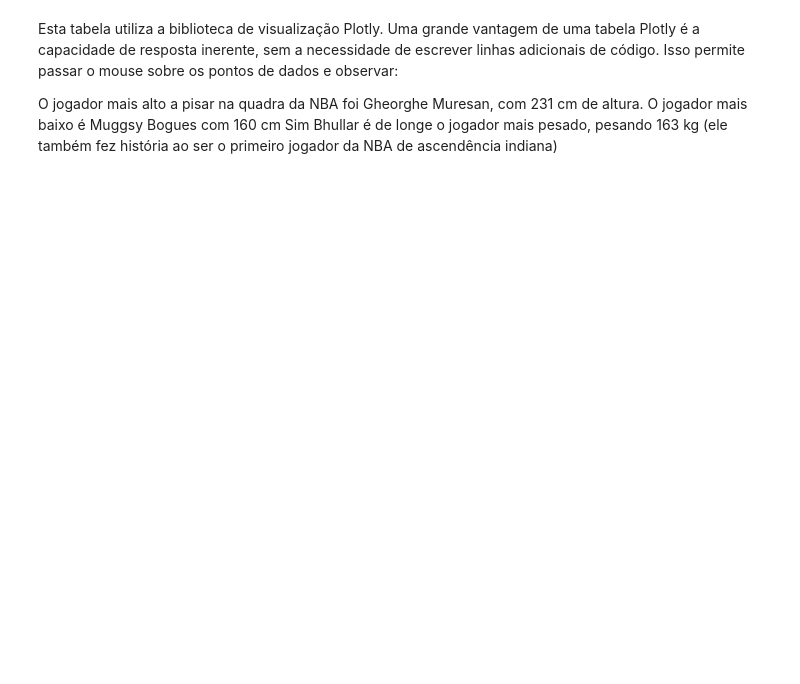
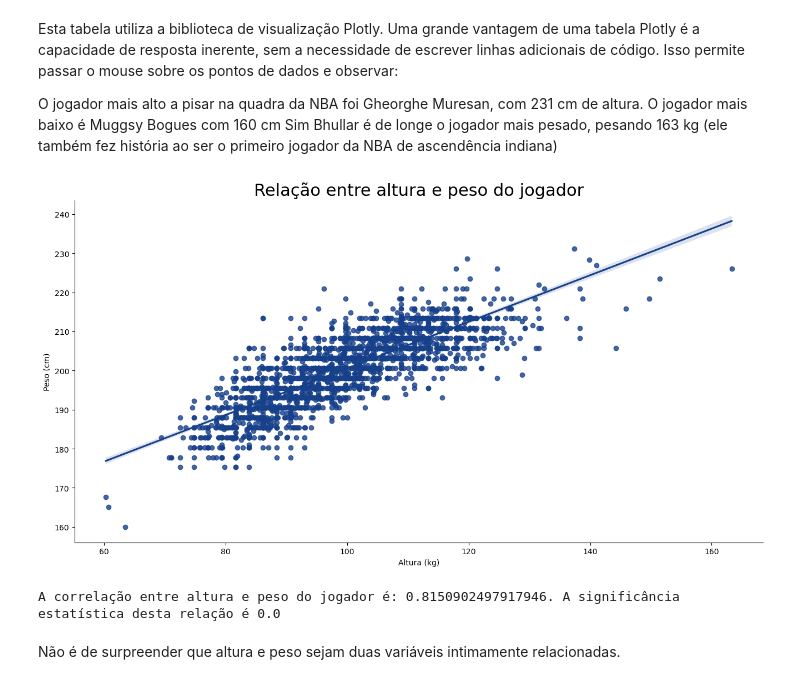
Before and after one commit to lucastak/analise-dados-nba, a Jupyter notebook: nba-analise-altura-peso.ipynb, the cells around one changed output. Drawn from its saved outputs; the diff is of its cells as text; code cells hidden in the pictures; blank space fills up the shorter version.

```diff
--- a/nba-analise-altura-peso.ipynb
+++ b/nba-analise-altura-peso.ipynb
@@ -222,11 +221,21 @@ Sim Bhullar é de longe o jogador mais pesado, pesando 163 kg (ele também fez h
 # %%
 plt.figure(figsize=(16, 8))
 
 sns.regplot(x='player_weight', y='player_height', data=main_variables, color='#17408b')
 
 plt.title('Relação entre altura e peso do jogador', fontsize=22)
 plt.ylabel('Peso (cm)')
-plt.xlabel('Weight (kg)')
+plt.xlabel('Altura (kg)')
 sns.despine()
 
 plt.show()
+# %% [output]
+[figure, added]
+# %%
+corr = stats.pearsonr(main_variables['player_height'], main_variables['player_weight'])
+
+print(f"A correlação entre altura e peso do jogador é: {corr[0]}. A significância estatística desta relação é {corr[1]}")
+# %% [output]
+A correlação entre altura e peso do jogador é: 0.8150902497917946. A significância estatística desta relação é 0.0
+# %% [markdown]
+Não é de surpreender que altura e peso sejam duas variáveis intimamente relacionadas.
```
Also changed, not shown: parts of 25 cells of this notebook.
